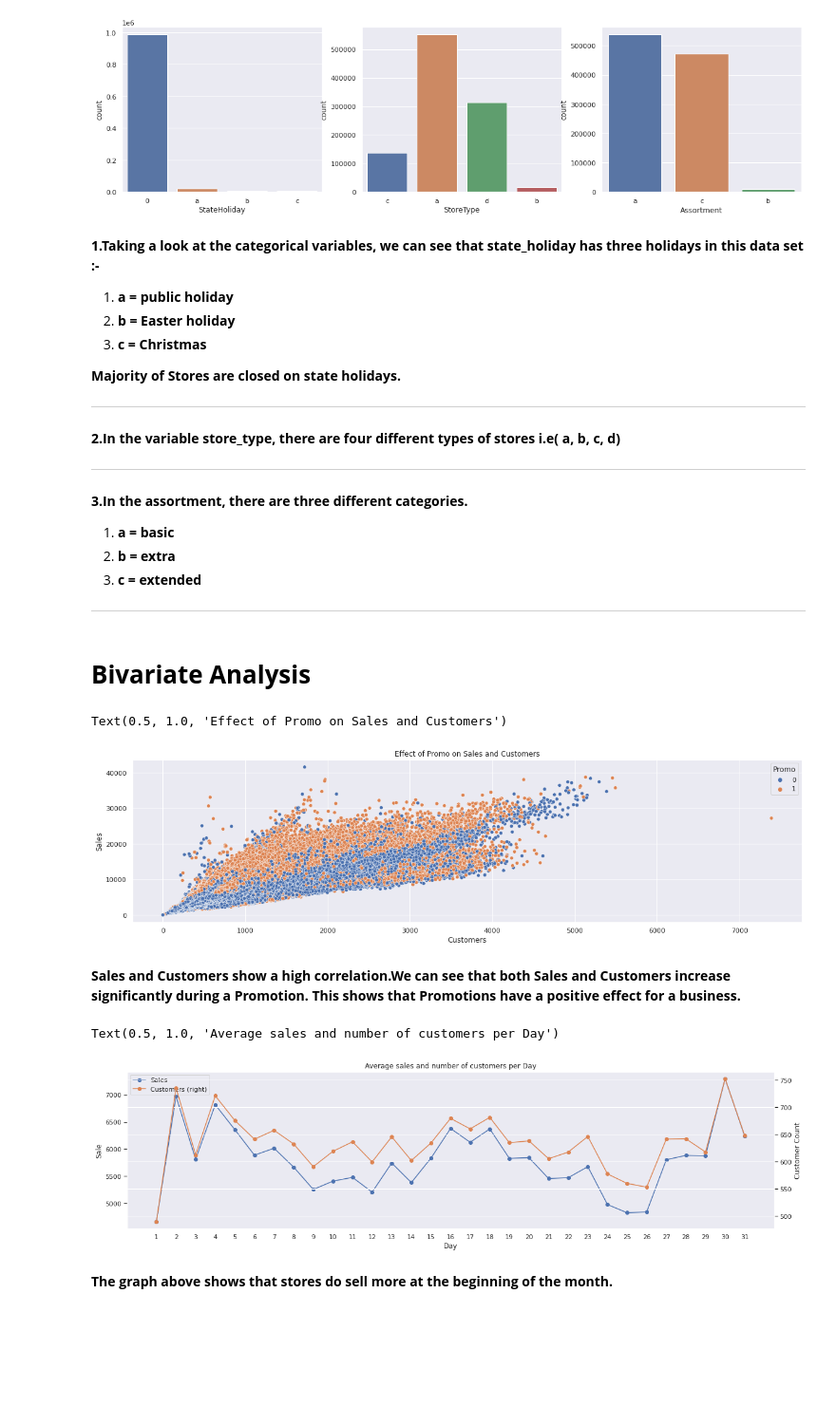
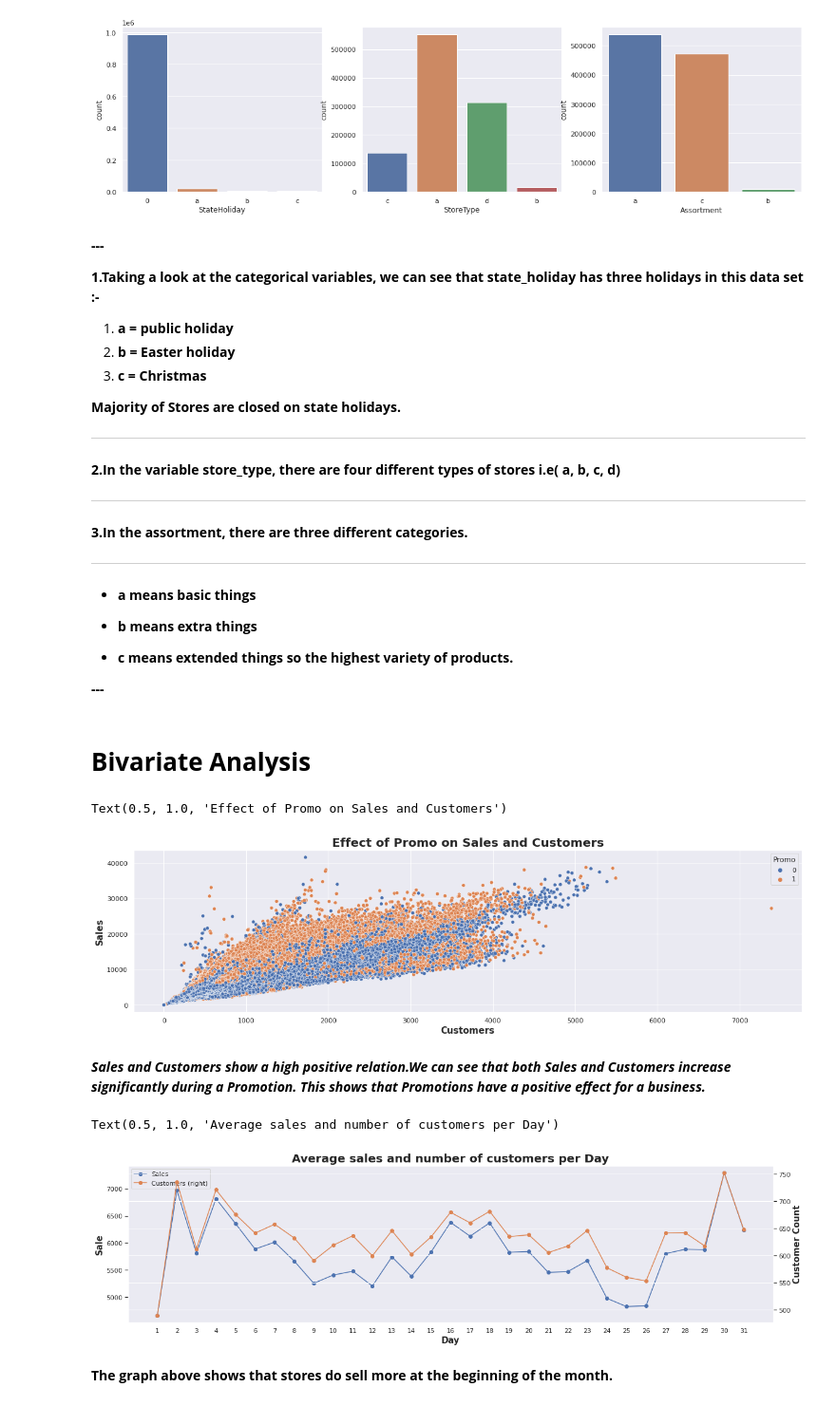
Before and after one commit to priyankashinde-DS/Rossmann_sales_prediction, a Jupyter notebook: ML(Supervised)_Rossmann_Sales_Prediction_Capstone_Project.ipynb, the cells around one changed output. Shown at 95% size. Cells and saved outputs as stored; diff of their text form; code cells hidden in the pictures; blank space fills up the shorter version.

```diff
--- a/ML(Supervised)_Rossmann_Sales_Prediction_Capstone_Project.ipynb
+++ b/ML(Supervised)_Rossmann_Sales_Prediction_Capstone_Project.ipynb
@@ -375,6 +394,9 @@ store_sale_data['Weekofyear'] =  pd.DatetimeIndex(store_sale_data['Date']).week
 
 # create day column from date column
 store_sale_data['Day'] = pd.DatetimeIndex(store_sale_data['Date']).day
+
+# we create year month week and day column from Date column so, lets drop date column
+store_sale_data.drop('Date',axis=1,inplace=True)
 # %% [markdown]
 **In Date column using DatetimeIndex function extract other features year, month and weekofyear  from Date.**
 # %%
@@ -402,6 +424,11 @@ sns.countplot(store_sale_data['Assortment'])
 <matplotlib.axes._subplots.AxesSubplot at 0x...>
 [figure]
 # %% [markdown]
+
+
+**---**
+
+
 **1.Taking a look at the categorical variables, we can see that state_holiday has  three holidays in this data set :-**
 
 1.   **a = public holiday**
@@ -421,31 +448,38 @@ sns.countplot(store_sale_data['Assortment'])
 **3.In the assortment, there are three different categories.**
 
 
-1.    **a = basic**
-2.   **b = extra**
-3.    **c = extended**
+---
 
----
+*  **a    means basic things**
+
+* **b means extra things**
+
+* **c means extended things so the highest variety of products.**
+
+**---**
 # %% [markdown]
 # **Bivariate Analysis**
 # %%
 plt.figure(figsize=(20,5))
-sns.scatterplot(data=store_sale_data,x='Customers',y='Sales',hue='Promo',cmap=plt.cm.get_cmap('YlGn'))
-plt.title("Effect of Promo on Sales and Customers")
+ax = sns.scatterplot(data=store_sale_data,x='Customers',y='Sales',hue='Promo',cmap=plt.cm.get_cmap('YlGn'))
+ax.set_xlabel("Customers",size=15,fontdict={"weight": "bold"})
+ax.set_ylabel("Sales",size=15,fontdict={"weight": "bold"})
+plt.title("Effect of Promo on Sales and Customers",fontsize=20,fontdict={"weight": "bold"})
 # %% [output]
 Text(0.5, 1.0, 'Effect of Promo on Sales and Customers')
-[figure, old version]
+[figure, new version]
 # %% [markdown]
-**Sales and Customers show a high correlation.We can see that both Sales and Customers increase significantly during a Promotion. This shows that Promotions have a positive effect for a business.**
+***Sales and Customers show a high positive relation.We can see that both Sales and Customers increase significantly during a Promotion. This shows that Promotions have a positive effect for a business.***
 # %%
 ax = store_sale_data.groupby('Day')[['Sales', 'Customers']].mean().plot(secondary_y=['Customers'], figsize=(20,5), marker='o')
-ax.set_ylabel('Sale')
-ax.right_ax.set_ylabel('Customer Count')
+ax.set_ylabel('Sale',fontsize=15,fontdict={"weight": "bold"})
+ax.right_ax.set_ylabel('Customer Count',fontsize=15,fontdict={"weight": "bold"})
 ax.set_xticks(range(1,32))
-plt.title('Average sales and number of customers per Day')
+ax.set_xlabel('Day',fontsize=15,fontdict={"weight": "bold"})
+plt.title('Average sales and number of customers per Day',fontsize=20,fontdict={"weight": "bold"})
 # %% [output]
 Text(0.5, 1.0, 'Average sales and number of customers per Day')
-[figure, old version]
+[figure, new version]
 # %% [markdown]
 **The graph above shows that stores do sell more at the beginning of the month.**
 # %%
```
Also changed, not shown: parts of 48 cells of this notebook.
